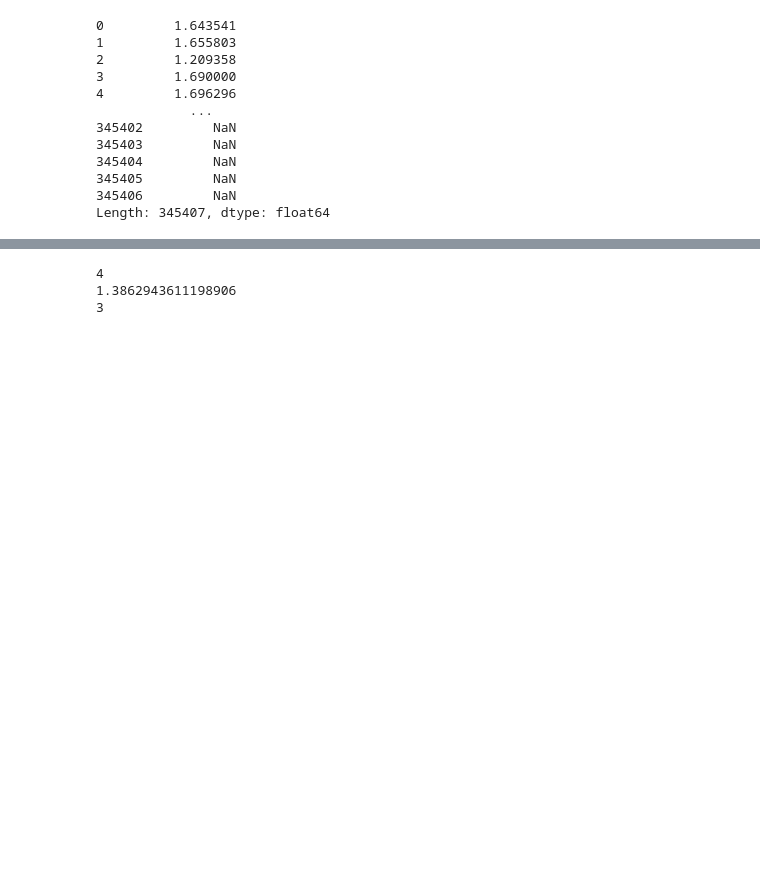
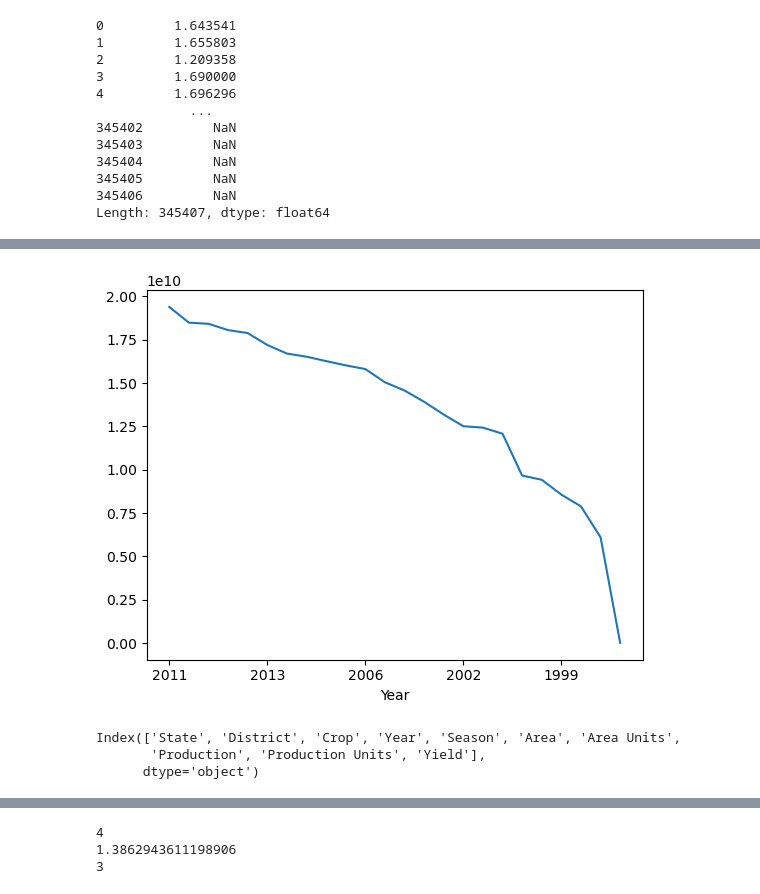
Before and after one commit to yashkarle/Kaggle, a Jupyter notebook: India_Agriculture_Crop_Production/inotebookb489428f94.ipynb, the cells around one changed output, grey strips where cells are left out. Cells and saved outputs as stored; diff of their text form; code cells hidden in the pictures; blank space fills up the shorter version.

```diff
--- a/India_Agriculture_Crop_Production/inotebookb489428f94.ipynb
+++ b/India_Agriculture_Crop_Production/inotebookb489428f94.ipynb
@@ -74,0 +186,2 @@ df.tail()
+# %%
+df_updated = df.replace(to_replace ='-[0-9][0-9]', value = '', regex = True)
@@ -74,0 +197,3 @@ df.tail()
+# %%
+series = df_updated[['Year', 'Production', 'Season', 'Crop']]
+series
@@ -74,0 +249,3 @@ df.tail()
+# %%
+plot_df = series.groupby('Year').sum()['Production'].sort_values(ascending=False)
+plot_df
@@ -74,0 +270,14 @@ df.tail()
+# %%
+# series = read_csv('daily-minimum-temperatures.csv', header=0, index_col=0, parse_dates=True, squeeze=True)
+# series['Year'] = pd.to_datetime(series['Year'])
+# series['Year'] = series['Year'].
+plot_df.plot()
+plt.show();
+# %% [output]
+[figure, added]
+# %%
+df_updated.columns
+# %% [output]
+Index(['State', 'District', 'Crop', 'Year', 'Season', 'Area', 'Area Units',
+       'Production', 'Production Units', 'Yield'],
+      dtype='object')
```
Also changed, not shown: parts of 27 cells of this notebook.
